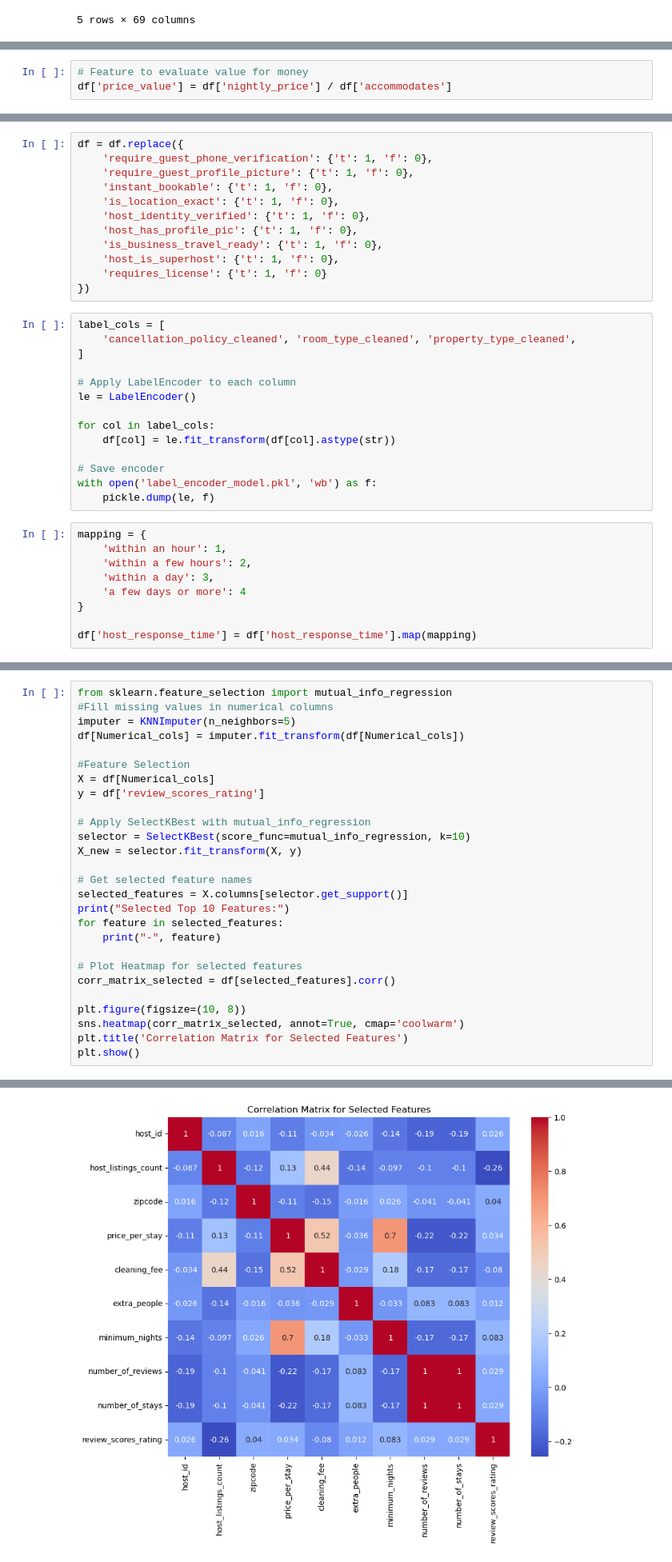
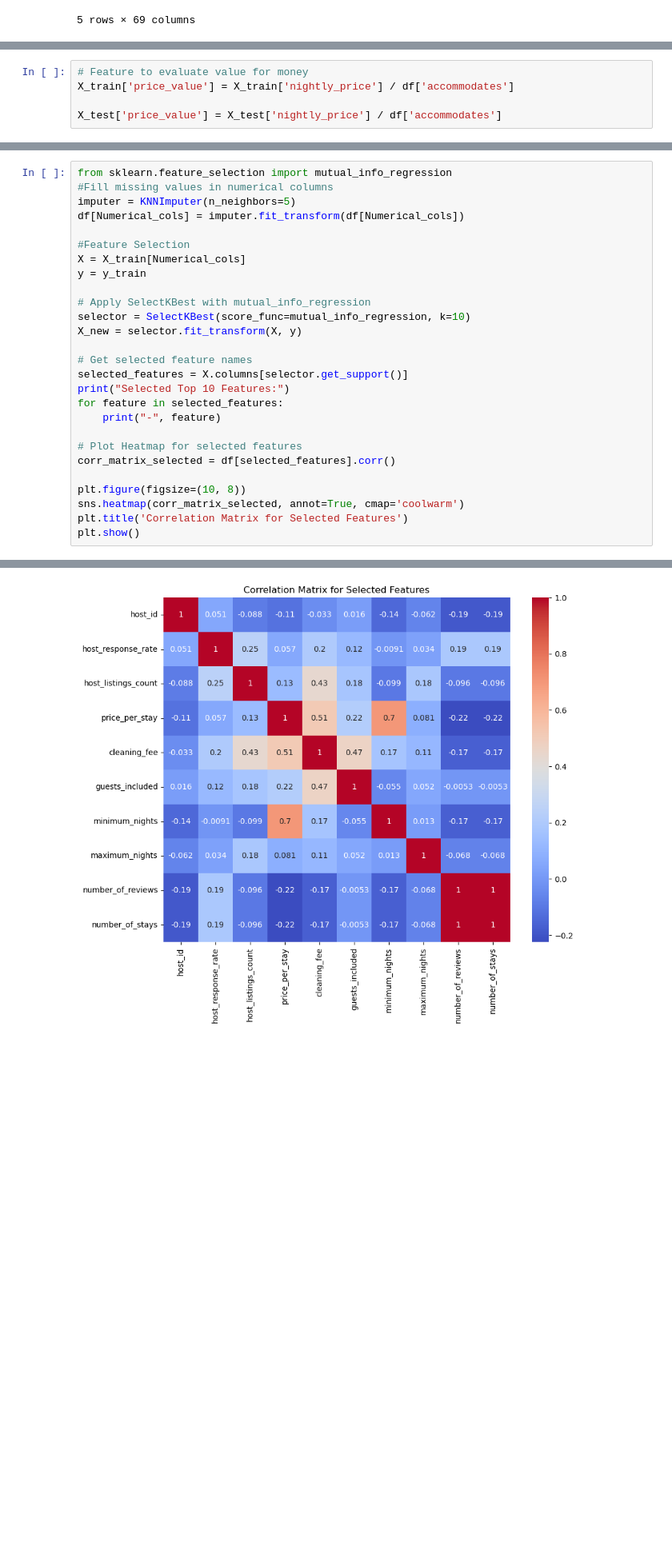
Before and after one commit to MaysoonHelmy/Guest_Satisfaction_Prediction, a Jupyter notebook: Milestone 1 PreProcessing/Milestone_1_Preprocessing_&_Feature_Engineering_&_Feature_Selection.ipynb, the cells around one changed output, grey strips where cells are left out. Shown at 80% size. Cells and saved outputs as stored; diff of their text form; blank space fills up the shorter version.

```diff
--- a/Milestone 1 PreProcessing/Milestone_1_Preprocessing_&_Feature_Engineering_&_Feature_Selection.ipynb
+++ b/Milestone 1 PreProcessing/Milestone_1_Preprocessing_&_Feature_Engineering_&_Feature_Selection.ipynb
@@ -698,3 +837,5 @@ df['positive_momentum'] = df['review_scores_rating'] * np.log1p(df['number_of_re
 # %%
 # Feature to evaluate value for money
-df['price_value'] = df['nightly_price'] / df['accommodates']
+X_train['price_value'] = X_train['nightly_price'] / df['accommodates']
+
+X_test['price_value'] = X_test['nightly_price'] / df['accommodates']
@@ -703,38 +842,3 @@ df['price_value'] = df['nightly_price'] / df['accommodates']
-# %%
-df = df.replace({
-    'require_guest_phone_verification': {'t': 1, 'f': 0},
-    'require_guest_profile_picture': {'t': 1, 'f': 0},
-    'instant_bookable': {'t': 1, 'f': 0},
-    'is_location_exact': {'t': 1, 'f': 0},
-    'host_identity_verified': {'t': 1, 'f': 0},
-    'host_has_profile_pic': {'t': 1, 'f': 0},
-    'is_business_travel_ready': {'t': 1, 'f': 0},
-    'host_is_superhost': {'t': 1, 'f': 0},
-    'requires_license': {'t': 1, 'f': 0}
-})
-# %%
-label_cols = [
-    'cancellation_policy_cleaned', 'room_type_cleaned', 'property_type_cleaned',
-]
-
-# Apply LabelEncoder to each column
-le = LabelEncoder()
-
-for col in label_cols:
-    df[col] = le.fit_transform(df[col].astype(str))
-
-# Save encoder
-with open('label_encoder_model.pkl', 'wb') as f:
-    pickle.dump(le, f)
-# %%
-mapping = {
-    'within an hour': 1,
-    'within a few hours': 2,
-    'within a day': 3,
-    'a few days or more': 4
-}
-
-df['host_response_time'] = df['host_response_time'].map(mapping)
 # %% [markdown]
 # **Feature Selection**
 # %% [markdown]
@@ -773,8 +887,8 @@ imputer = KNNImputer(n_neighbors=5)
 df[Numerical_cols] = imputer.fit_transform(df[Numerical_cols])
 
 #Feature Selection
-X = df[Numerical_cols]
-y = df['review_scores_rating']
+X = X_train[Numerical_cols]
+y = y_train
 
 # Apply SelectKBest with mutual_info_regression
 selector = SelectKBest(score_func=mutual_info_regression, k=10)
@@ -808,3 +922,3 @@ Selected Top 10 Features:
-[figure, old version]
+[figure, new version]
 # %%
 #from the previous heat map we have selected coulmns with corr > 0.1
```
Also changed, not shown: parts of 79 cells of this notebook, 31 other files.
